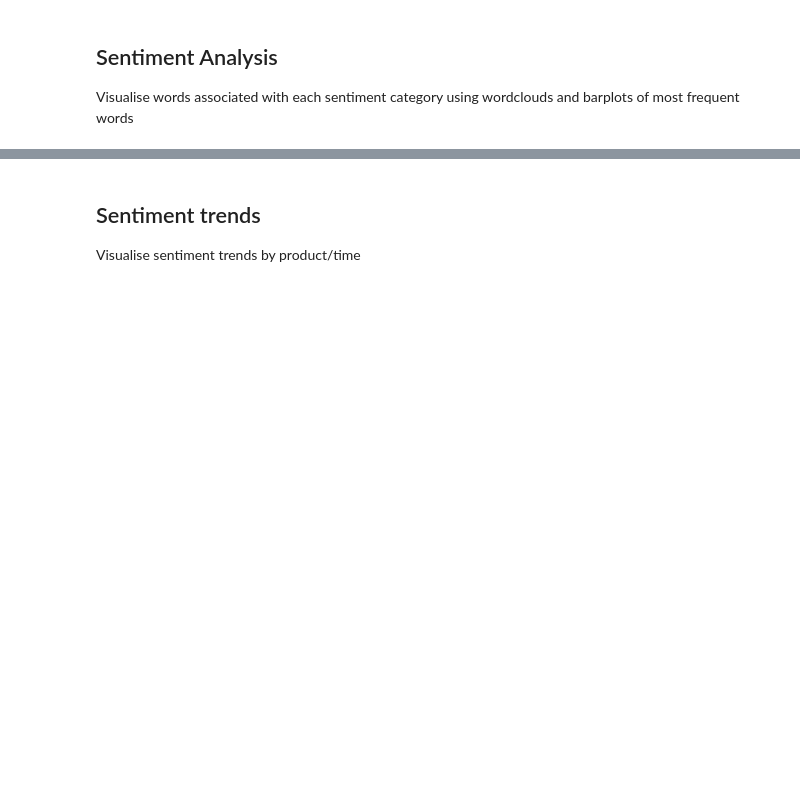
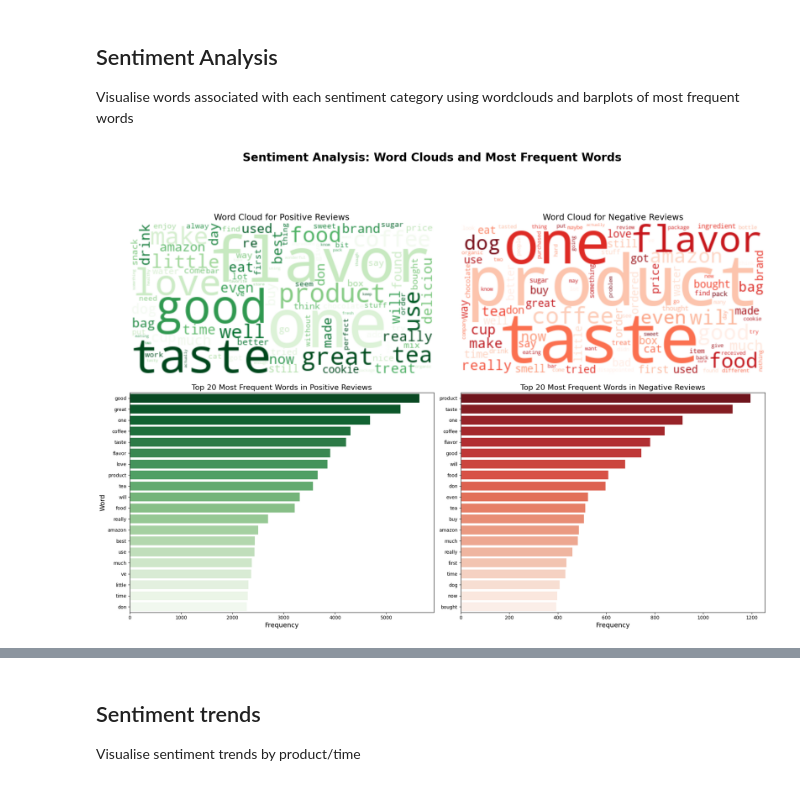
Before and after one commit to AmuKanda99/ci-hackathon-sentiment-analysis-of-product-reviews, a Jupyter notebook: jupyter_notebooks/2_amazon_product_review_EDA.ipynb, the cells around one changed output, grey strips where cells are left out. Drawn from its saved outputs; the diff is of its cells as text; code cells hidden in the pictures; blank space fills up the shorter version.

```diff
--- a/jupyter_notebooks/2_amazon_product_review_EDA.ipynb
+++ b/jupyter_notebooks/2_amazon_product_review_EDA.ipynb
@@ -30,3 +75,71 @@ Plot the distributions of product ratings (1-5) and sentiment category (positive
 ## Sentiment Analysis
 
 Visualise words associated with each sentiment category using wordclouds and barplots of most frequent words
+# %%
+# 1. Text Preprocessing
+# Combine all stopwords
+stopwords = set(STOPWORDS)
+
+def preprocess_text(text):
+    # Ensure text is a string
+    if not isinstance(text, str):
+        return ""
+    # Remove non-alphabetic characters and convert to lowercase
+    text = re.sub('[^a-zA-Z]', ' ', text).lower()
+    # Tokenise and remove stopwords
+    words = text.split()
+    words = [word for word in words if word not in stopwords and len(word) > 1]
+    return " ".join(words)
+
+# Apply preprocessing to the 'Text' column
+df['Processed_Text'] = df['Text'].apply(preprocess_text)
+
+# 2. Visualisation
+# Separate data by sentiment
+positive_reviews = df[df['Sentiment'] == 'Positive']
+negative_reviews = df[df['Sentiment'] == 'Negative']
+
+# Create one figure with a 2x2 grid of subplots
+fig, axes = plt.subplots(2, 2, figsize=(20, 15))
+fig.suptitle('Sentiment Analysis: Word Clouds and Most Frequent Words', fontsize=24, fontweight='bold')
+
+# 3. Word Clouds
+# Positive Reviews Word Cloud
+positive_text = " ".join(review for review in positive_reviews['Processed_Text'])
+wordcloud_positive = WordCloud(stopwords=stopwords, background_color="white", colormap='Greens', max_words=100).generate(positive_text)
+axes[0, 0].imshow(wordcloud_positive, interpolation='bilinear')
+axes[0, 0].set_title('Word Cloud for Positive Reviews', fontsize=18)
+axes[0, 0].axis("off")
+
+# Negative Reviews Word Cloud
+negative_text = " ".join(review for review in negative_reviews['Processed_Text'])
+wordcloud_negative = WordCloud(stopwords=stopwords, background_color="white", colormap='Reds', max_words=100).generate(negative_text)
+axes[0, 1].imshow(wordcloud_negative, interpolation='bilinear')
+axes[0, 1].set_title('Word Cloud for Negative Reviews', fontsize=18)
+axes[0, 1].axis("off")
+
+# 4. Bar Plots of Most Frequent Words
+# Get word counts for positive reviews
+positive_word_counts = Counter(" ".join(positive_reviews['Processed_Text']).split()).most_common(20)
+df_positive_words = pd.DataFrame(positive_word_counts, columns=['Word', 'Frequency'])
+
+# Get word counts for negative reviews
+negative_word_counts = Counter(" ".join(negative_reviews['Processed_Text']).split()).most_common(20)
+df_negative_words = pd.DataFrame(negative_word_counts, columns=['Word', 'Frequency'])
+
+# Plot for positive reviews
+sns.barplot(ax=axes[1, 0], x='Frequency', y='Word', data=df_positive_words, palette='Greens_r')
+axes[1, 0].set_title('Top 20 Most Frequent Words in Positive Reviews', fontsize=16)
+axes[1, 0].set_xlabel('Frequency', fontsize=14)
+axes[1, 0].set_ylabel('Word', fontsize=14)
+
+# Plot for negative reviews
+sns.barplot(ax=axes[1, 1], x='Frequency', y='Word', data=df_negative_words, palette='Reds_r')
+axes[1, 1].set_title('Top 20 Most Frequent Words in Negative Reviews', fontsize=16)
+axes[1, 1].set_xlabel('Frequency', fontsize=14)
+axes[1, 1].set_ylabel('') # Hide y-axis label for the second plot
+
+plt.tight_layout(rect=[0, 0.03, 1, 0.95])
+plt.show()
+# %% [output]
+[figure, added]
```
Also changed, not shown: parts of 8 cells of this notebook.
